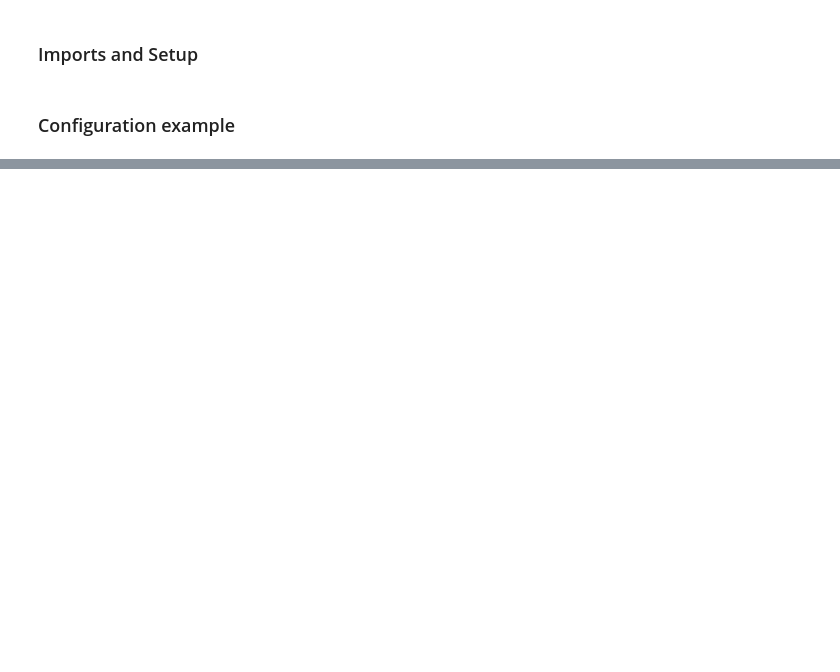
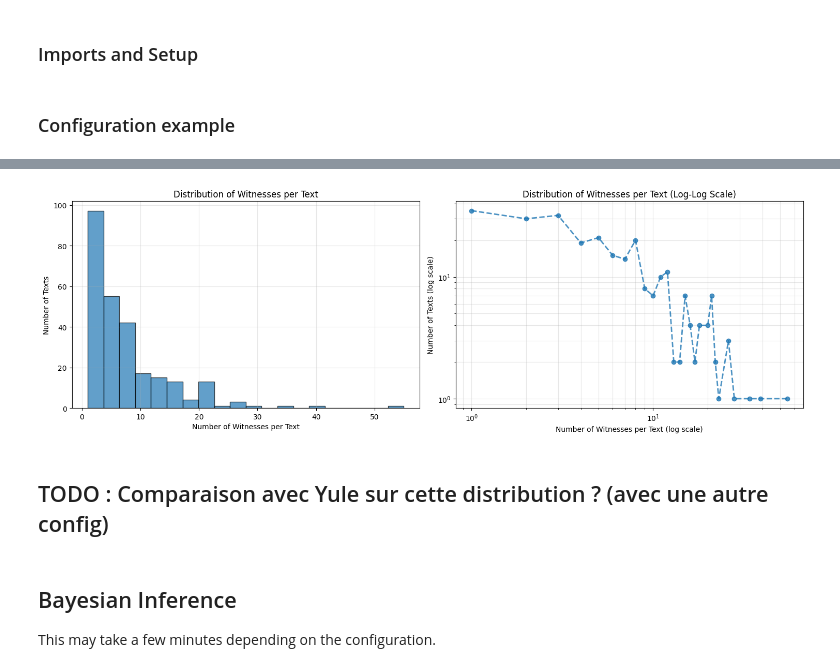
Before and after one commit to LostMa-ERC/simMAtree_workshop, a Jupyter notebook: main.ipynb, the cells around one changed output, grey strips where cells are left out. Cells and saved outputs as stored; diff of their text form; code cells hidden in the pictures; blank space fills up the shorter version.

Commit message:
Adding Data generation

```diff
--- a/main.ipynb
+++ b/main.ipynb
@@ -47,0 +121,20 @@ from src.cli.score import score
+# %%
+# Load and examine the synthetic data
+df = pd.read_csv(synthetic_data_file, sep=';')
+
+print("📊 Dataset Overview:")
+print(f"Total witnesses: {len(df)}")
+print(f"Unique texts: {df['text_ID'].nunique()}")
+print(f"Data shape: {df.shape}")
+
+print("\n🔍 First 10 rows:")
+print(df.head(10))
+
+# Analyze witness distribution
+witness_counts = df.groupby('text_ID')['witness_ID'].count()
+
+print(f"\n📈 Witness Distribution Statistics:")
+print(f"Mean witnesses per text: {witness_counts.mean():.2f}")
+print(f"Median witnesses per text: {witness_counts.median():.1f}")
+print(f"Max witnesses for one text: {witness_counts.max()}")
+print(f"Texts with only 1 witness: {(witness_counts == 1).sum()}")
@@ -47,0 +159,36 @@ from src.cli.score import score
+# %%
+# Create visualization of witness distribution
+fig, axes = plt.subplots(1, 2, figsize=(15, 5))
+
+# Histogram of witness counts per text
+axes[0].hist(witness_counts, bins=20, alpha=0.7, edgecolor='black')
+axes[0].set_xlabel('Number of Witnesses per Text')
+axes[0].set_ylabel('Number of Texts')
+axes[0].set_title('Distribution of Witnesses per Text')
+axes[0].grid(True, alpha=0.3)
+
+# Log-scale version for better visualization
+witness_freq = witness_counts.value_counts().sort_index()
+x_values = witness_freq.index.values
+y_values = witness_freq.values
+
+axes[1].plot(x_values, y_values, 'o-', linestyle='--', marker='o',
+             markersize=6, linewidth=2, alpha=0.8)
+axes[1].set_xscale('log')
+axes[1].set_yscale('log')
+axes[1].set_xlabel('Number of Witnesses per Text (log scale)')
+axes[1].set_ylabel('Number of Texts (log scale)')
+axes[1].set_title('Distribution of Witnesses per Text (Log-Log Scale)')
+axes[1].grid(True, alpha=0.3, which='both')
+
+plt.tight_layout()
+plt.show()
+# %% [output]
+[figure, added]
+# %% [markdown]
+
+## TODO : Comparaison avec Yule sur cette distribution ? (avec une autre config)
+# %% [markdown]
+## Bayesian Inference
+
+This may take a few minutes depending on the configuration.
```
Also changed, not shown: parts of 6 cells of this notebook.
